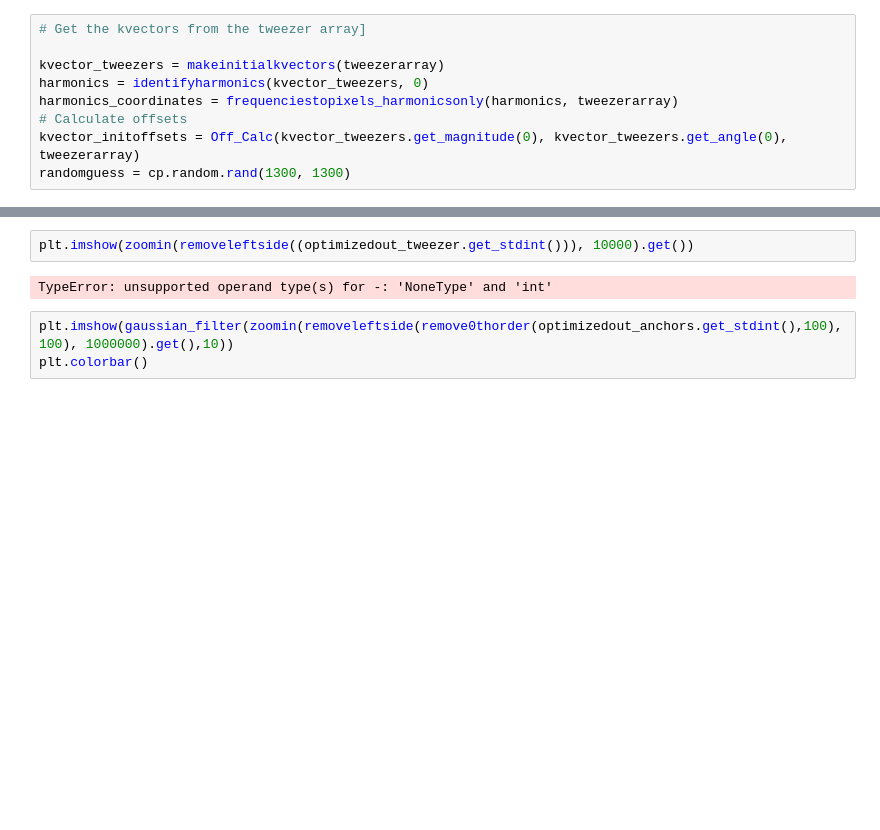
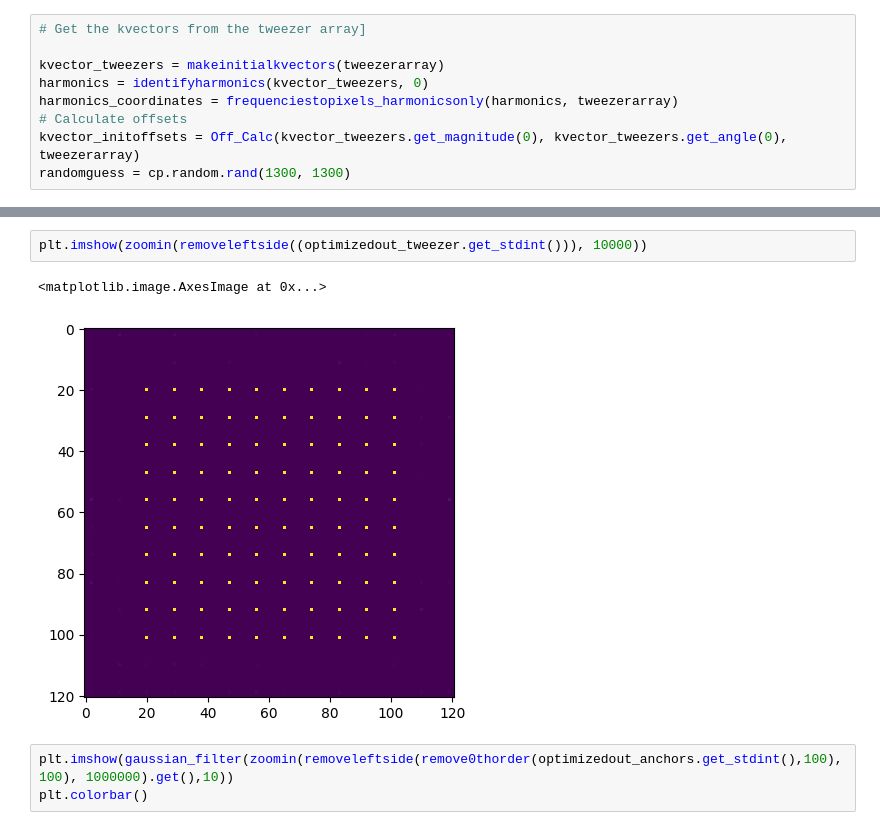
Before and after one commit to nsong03/Ultracold-Research, a Jupyter notebook: GWS_Summer2024/tweezergeneration_simulation.ipynb, the cells around one changed output, grey strips where cells are left out. Saved outputs shown, nothing was run; the diff lists cells and outputs as text; blank space fills up the shorter version.

```diff
--- a/GWS_Summer2024/tweezergeneration_simulation.ipynb
+++ b/GWS_Summer2024/tweezergeneration_simulation.ipynb
@@ -164,7 +166,8 @@ for i, label in enumerate(labels_thing):
 # %%
-plt.imshow(zoomin(removeleftside((optimizedout_tweezer.get_stdint())), 10000).get())
+plt.imshow(zoomin(removeleftside((optimizedout_tweezer.get_stdint())), 10000))
 # %% [output]
-TypeError: unsupported operand type(s) for -: 'NoneType' and 'int'
+<matplotlib.image.AxesImage at 0x...>
+[figure, added]
 # %%
 plt.imshow(gaussian_filter(zoomin(removeleftside(remove0thorder(optimizedout_anchors.get_stdint(),100),100), 1000000).get(),10))
 plt.colorbar()
```
Also changed, not shown: parts of 8 cells of this notebook, 27 other files.
